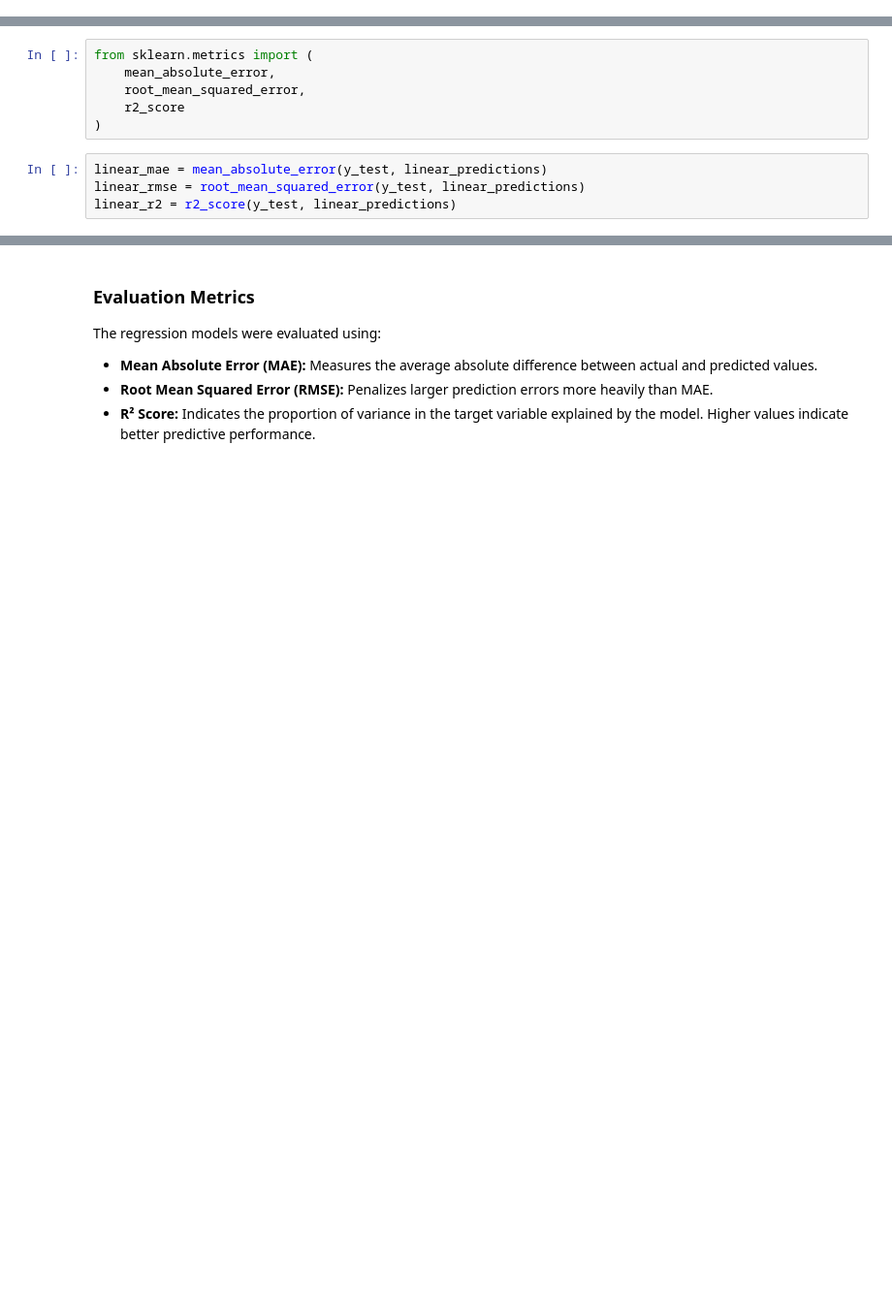
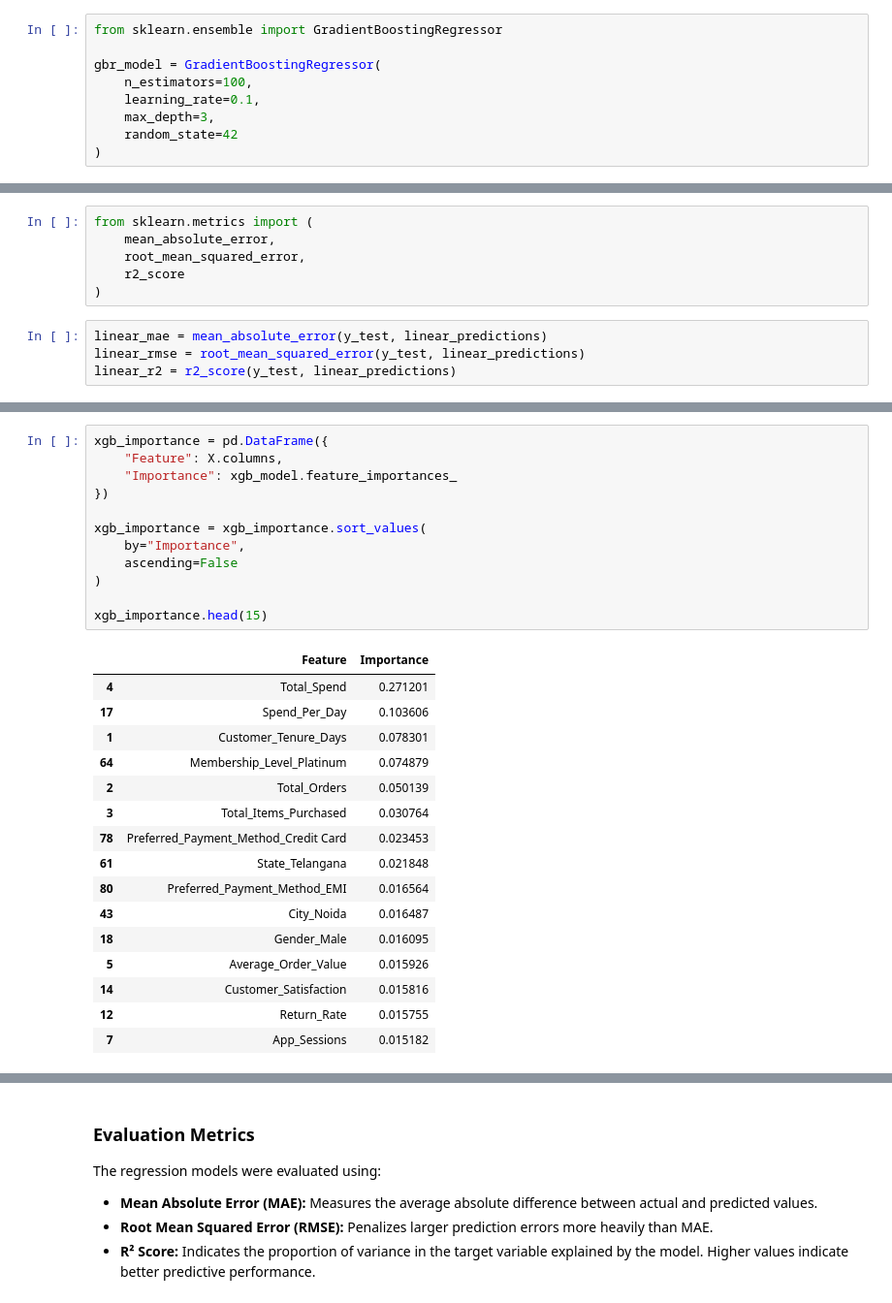
Before and after one commit to AswinSanthoshDev/Predictive-Analytics-Mini-Project, a Jupyter notebook: notebooks/project_analysis.ipynb, the cells around one changed output, grey strips where cells are left out. Shown at 97% size. Drawn from its saved outputs; the diff is of its cells as text; blank space fills up the shorter version.

```diff
--- a/notebooks/project_analysis.ipynb
+++ b/notebooks/project_analysis.ipynb
@@ -625,0 +655,9 @@ poly_predictions = poly_model.predict(X_test_poly)
+# %%
+from sklearn.ensemble import GradientBoostingRegressor
+
+gbr_model = GradientBoostingRegressor(
+    n_estimators=100,
+    learning_rate=0.1,
+    max_depth=3,
+    random_state=42
+)
@@ -755,0 +814,29 @@ plt.show()
+# %%
+xgb_importance = pd.DataFrame({
+    "Feature": X.columns,
+    "Importance": xgb_model.feature_importances_
+})
+
+xgb_importance = xgb_importance.sort_values(
+    by="Importance",
+    ascending=False
+)
+
+xgb_importance.head(15)
+# %% [output]
+|  | Feature | Importance |
+| 4 | Total_Spend | 0.271201 |
+| 17 | Spend_Per_Day | 0.103606 |
+| 1 | Customer_Tenure_Days | 0.078301 |
+| 64 | Membership_Level_Platinum | 0.074879 |
+| 2 | Total_Orders | 0.050139 |
+| 3 | Total_Items_Purchased | 0.030764 |
+| 78 | Preferred_Payment_Method_Credit Card | 0.023453 |
+| 61 | State_Telangana | 0.021848 |
+| 80 | Preferred_Payment_Method_EMI | 0.016564 |
+| 43 | City_Noida | 0.016487 |
+| 18 | Gender_Male | 0.016095 |
+| 5 | Average_Order_Value | 0.015926 |
+| 14 | Customer_Satisfaction | 0.015816 |
+| 12 | Return_Rate | 0.015755 |
+| 7 | App_Sessions | 0.015182 |
```
Also changed, not shown: parts of 61 cells of this notebook, 6 other files.
